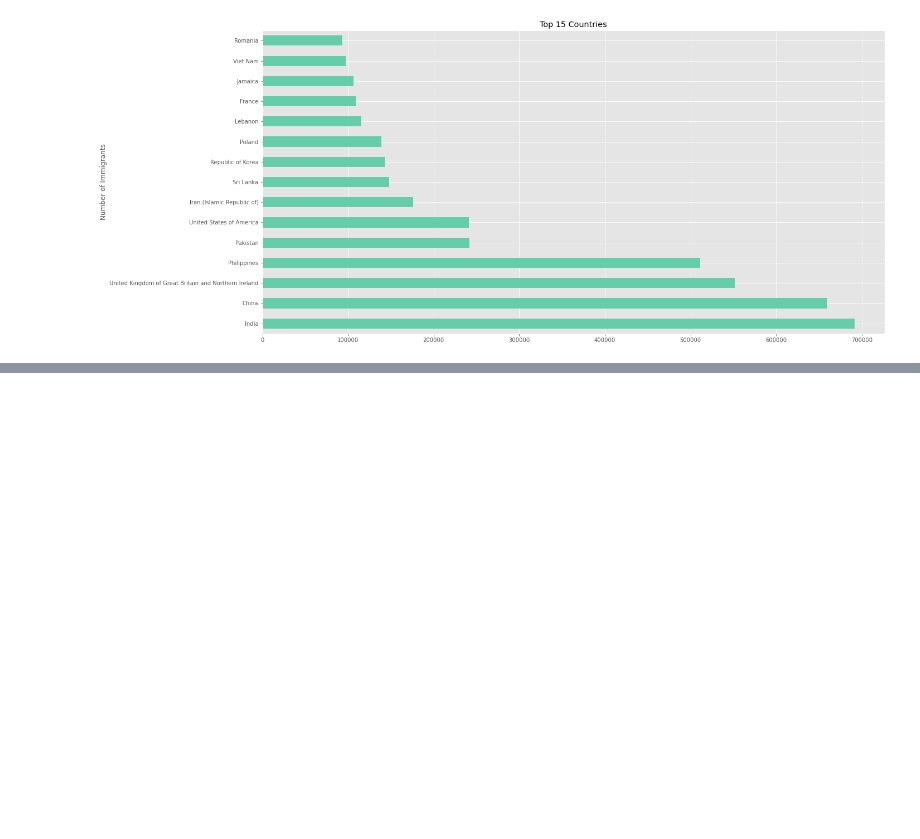
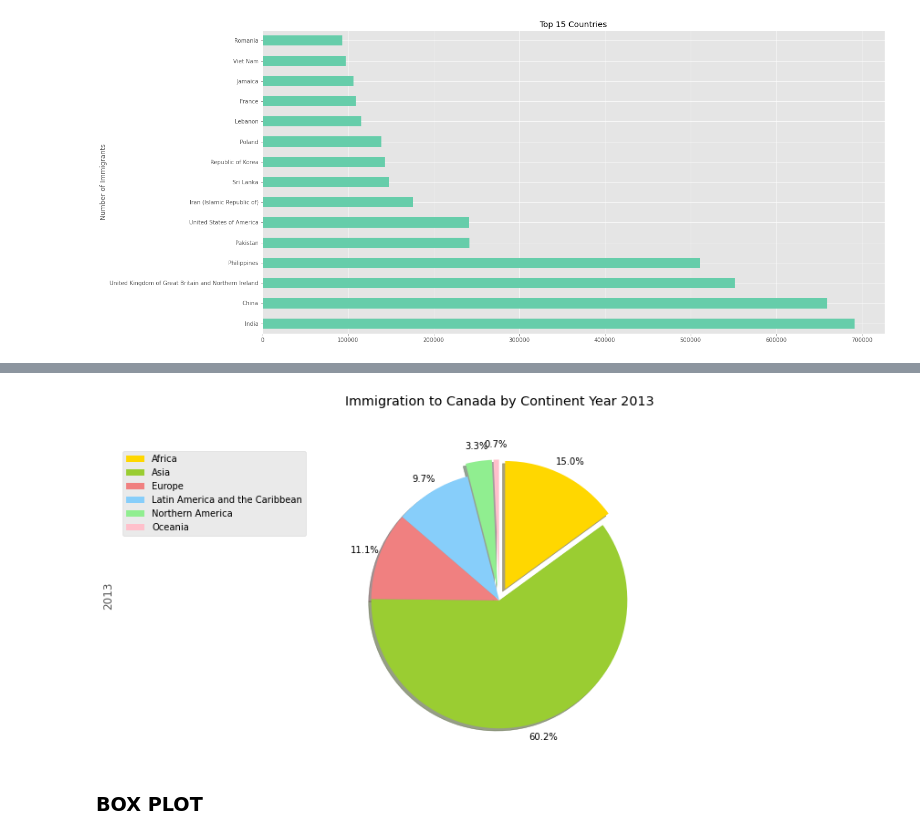
Before and after one commit to firdausnutrihadi/Hacktive8_Telkom, a Jupyter notebook: Sesi_7_Ulang.ipynb, the cells around one changed output, grey strips where cells are left out. Saved outputs shown, nothing was run; the diff lists cells and outputs as text; code cells hidden in the pictures; blank space fills up the shorter version.

```diff
--- a/Sesi_7_Ulang.ipynb
+++ b/Sesi_7_Ulang.ipynb
@@ -453,0 +503,22 @@ plt.show()
+# %%
+color_list = ['gold','yellowgreen', 'lightcoral', 'lightskyblue', 'lightgreen', 'pink']
+explode_list = [0.1,0,0,0,0.1,0.1] #keluarin pie nya dari lingkaran
+df_continents['2013'].plot(kind='pie',
+                            autopct='%1.1f%%',  #nampilin persentase
+                            figsize=(15,6),     #ukuran pie chart
+                            startangle=90,      #posisi Afrika 90 derajat
+                            shadow=True,        #biar ada bayangan
+                            counterclock=False, #searah jarum jam
+                            labels=None,        #ngilangin label
+                            pctdistance=1.12,   #jarak persentase dari pie chartnya
+                            colors=color_list,
+                            explode=explode_list
+                           )
+plt.title('Immigration to Canada by Continent Year 2013', y = 1.12) #posisi title
+plt.axis('equal') #buat posisi pie chart ditengah
+plt.legend(labels=df_continents.index, loc='upper left') #posisi legend pakai LOC
+plt.show()
+# %% [output]
+[figure, added]
+# %% [markdown]
+### BOX PLOT
```
Also changed, not shown: parts of 21 cells of this notebook, 1 other file.
